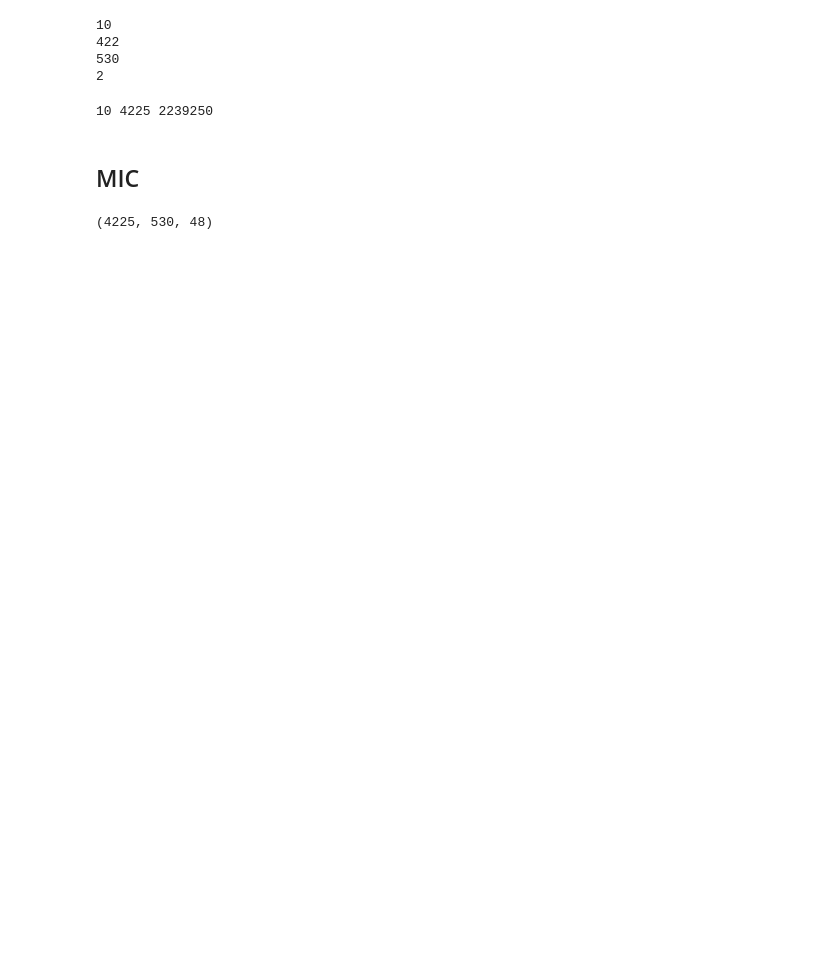
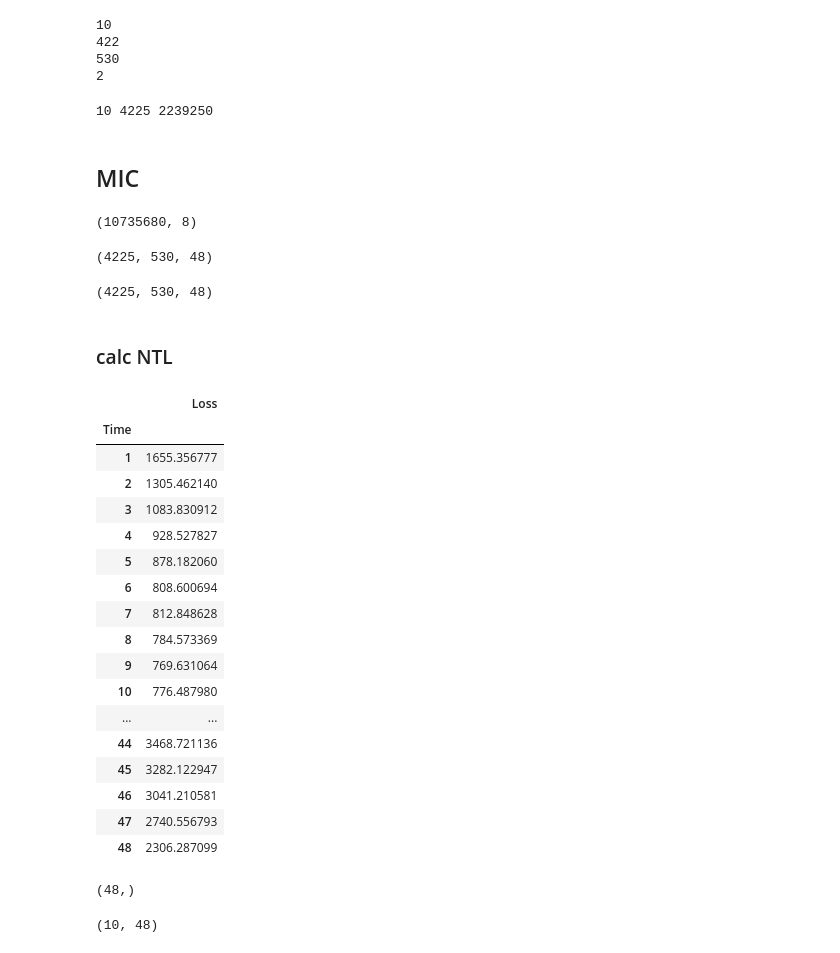
Before and after one commit to BOBO-LU/Non-Technical-Loss, a Jupyter notebook: main-preprocess.ipynb, the cells around one changed output. Saved outputs shown, nothing was run; the diff lists cells and outputs as text; code cells hidden in the pictures; blank space fills up the shorter version.

```diff
--- a/main-preprocess.ipynb
+++ b/main-preprocess.ipynb
@@ -1425,19 +1647,65 @@ f.write(e) #Give your csv text here.
 f.close()
 # %% [markdown]
 ## MIC
+# %%
+smart_meter_data_group[0].shape
+# %% [output]
+(10735680, 8)
 # %%
 smart_meter_data_mic = []
 for area in smart_meter_data_group:
-
-    for meter in area['fdi']:
-        t = meter['Electricity'].to_numpy().reshape(530, 48)
-        smart_meter_data_mic.append(t)
-    for meter in area['normal']:
-        t = meter['Electricity'].to_numpy().reshape(530, 48)
-        smart_meter_data_mic.append(t)
-
+    t = area['Atk_Elec'].to_numpy().reshape(-1, 530, 48)
+    for meter in t:
+        smart_meter_data_mic.append(meter)
 smart_meter_data_mic = np.asarray(smart_meter_data_mic)
+smart_meter_data_mic.shape
+# %% [output]
+(4225, 530, 48)
 # %%
 smart_meter_data_mic.shape
 # %% [output]
 (4225, 530, 48)
+# %% [markdown]
+### calc NTL
+# %%
+loss_df = pd.DataFrame()
+loss_df['Loss'] = (smart_meter_data_group[0]["Electricity"] - smart_meter_data_group[0]["Atk_Elec"])
+loss_df['Time'] = smart_meter_data_group[0]['Time']
+loss_df.groupby(['Time']).sum()
+# %% [output]
+|  | Loss |
+| Time |  |
+| 1 | 1655.356777 |
+| 2 | 1305.462140 |
+| 3 | 1083.830912 |
+| 4 | 928.527827 |
+| 5 | 878.182060 |
+| 6 | 808.600694 |
+| 7 | 812.848628 |
+| 8 | 784.573369 |
+| 9 | 769.631064 |
+| 10 | 776.487980 |
+| ... | ... |
+| 44 | 3468.721136 |
+| 45 | 3282.122947 |
+| 46 | 3041.210581 |
+| 47 | 2740.556793 |
+| 48 | 2306.287099 |
+# %%
+loss_df.groupby(['Time']).sum().to_numpy().reshape(48).shape
+# %% [output]
+(48,)
+# %%
+# calculate NTL loss vector for every day
+ntl_loss_data_group = []
+for smart_area in smart_meter_data_group: # iterate 10 area
+    loss_df = pd.DataFrame()
+    loss_df['Loss'] = (smart_meter_data_group[0]["Electricity"] - smart_meter_data_group[0]["Atk_Elec"])
+    loss_df['Time'] = smart_meter_data_group[0]['Time']
+    loss_sum = loss_df.groupby(['Time']).sum().to_numpy().reshape(48)
+    ntl_loss_data_group.append(loss_sum)
+
+ntl_loss_data_group = np.asarray(ntl_loss_data_group)
+ntl_loss_data_group.shape
+# %% [output]
+(10, 48)
```
Also changed, not shown: parts of 40 cells of this notebook.
